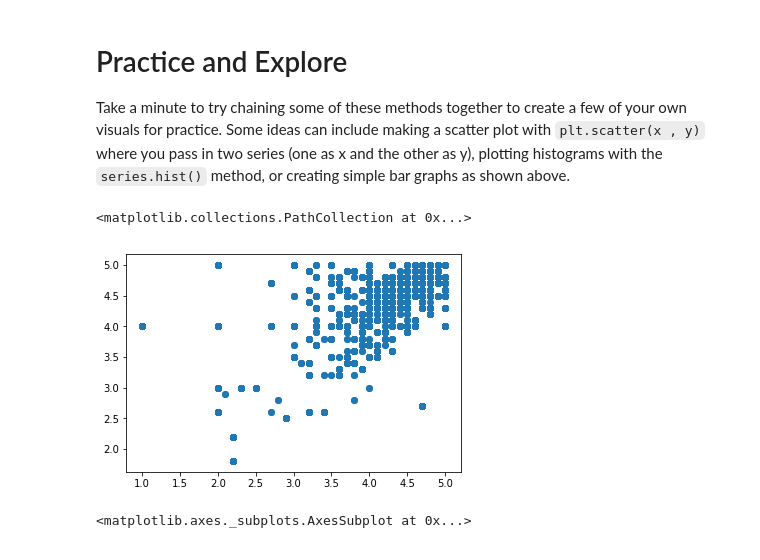
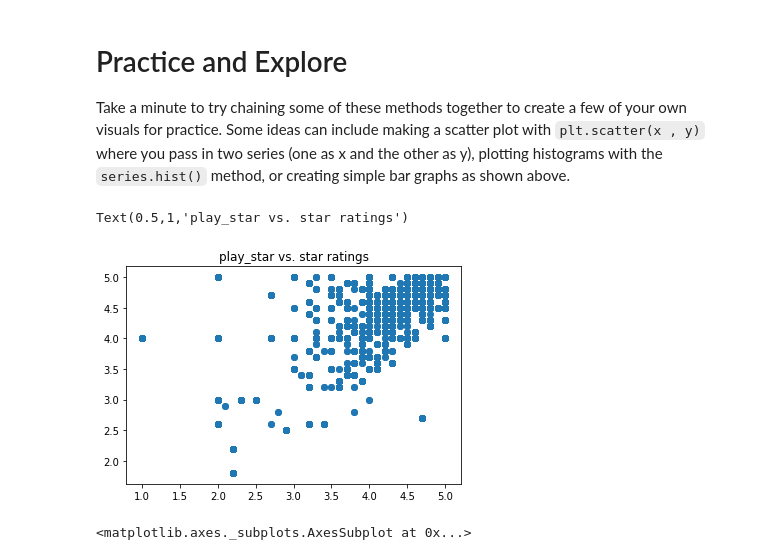
Before and after one commit to rfaroul/dsc-1-01-08-your-first-data-science-project-lab-online-ds-pt-100118, a Jupyter notebook: index.ipynb, the cells around one changed output. Cells and saved outputs as stored; diff of their text form; code cells hidden in the pictures.

```diff
--- a/index.ipynb
+++ b/index.ipynb
@@ -412,9 +388,10 @@ Text(0,0.5,'Theme')
 Take a minute to try chaining some of these methods together to create a few of your own visuals for practice. Some ideas can include making a scatter plot with `plt.scatter(x , y)` where you pass in two series (one as x and the other as y), plotting histograms with the `series.hist()` method, or creating simple bar graphs as shown above.
 # %%
 plt.scatter(df.play_star_rating, df.star_rating)
+plt.title('play_star vs. star ratings')
 # %% [output]
-<matplotlib.collections.PathCollection at 0x...>
+Text(0.5,1,'play_star vs. star ratings')
-[figure, old version]
+[figure, new version]
 # %%
 df.play_star_rating.hist()
 # %% [output]
```
Also changed, not shown: parts of 4 cells of this notebook.
